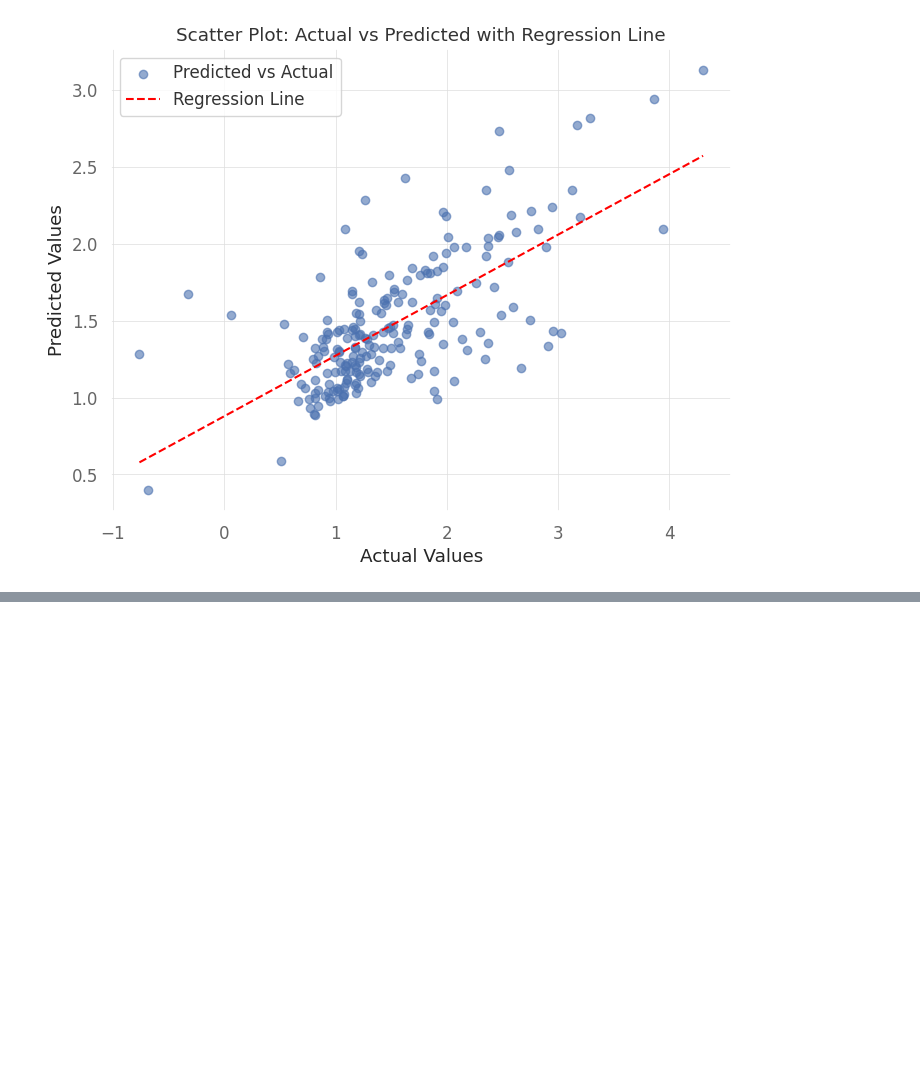
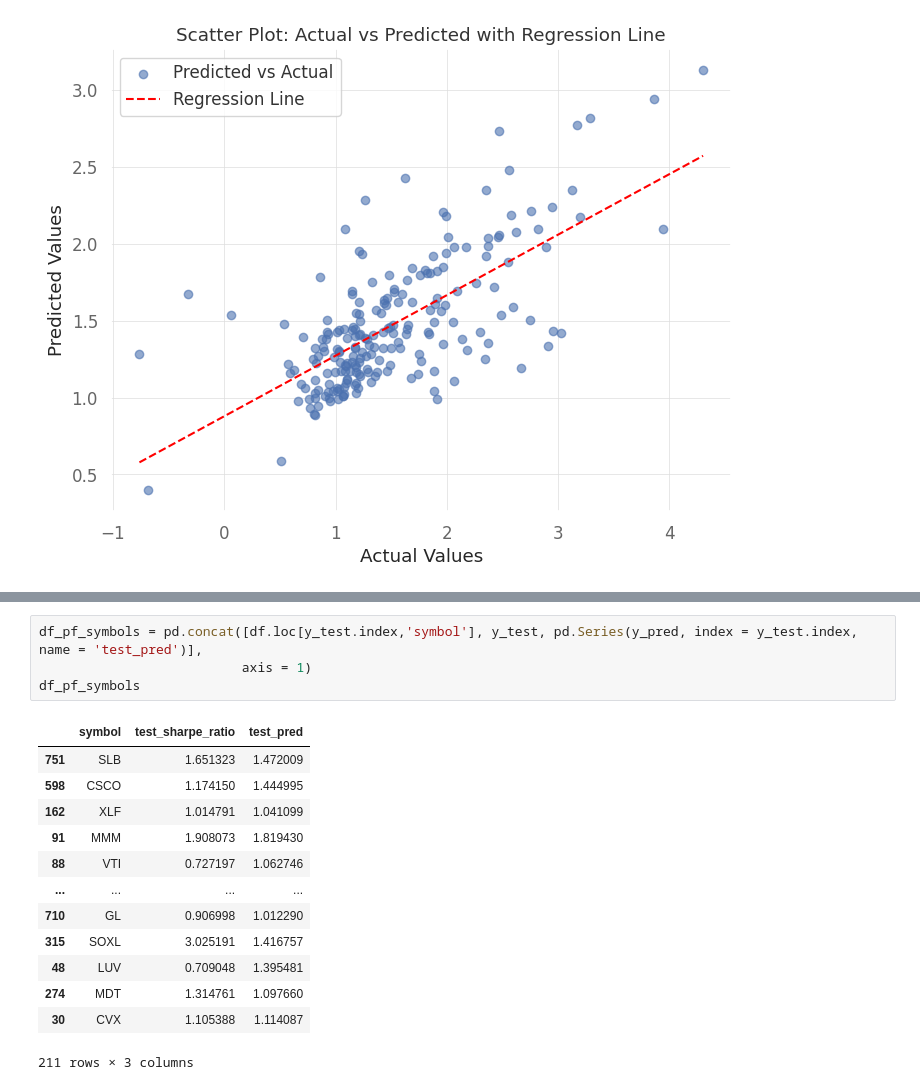
Before and after one commit to jklen/cataclysmic_alpha, a Jupyter notebook: experiment_notebooks/hhhl_ml1_backtest_analysis.ipynb, the cells around one changed output, grey strips where cells are left out. Drawn from its saved outputs; the diff is of its cells as text; blank space fills up the shorter version.

```diff
--- a/experiment_notebooks/hhhl_ml1_backtest_analysis.ipynb
+++ b/experiment_notebooks/hhhl_ml1_backtest_analysis.ipynb
@@ -1399,0 +1468,18 @@ plt.show()
+# %%
+df_pf_symbols = pd.concat([df.loc[y_test.index,'symbol'], y_test, pd.Series(y_pred, index = y_test.index, name = 'test_pred')],
+                          axis = 1)
+df_pf_symbols
+# %% [output]
+|  | symbol | test_sharpe_ratio | test_pred |
+| 751 | SLB | 1.651323 | 1.472009 |
+| 598 | CSCO | 1.174150 | 1.444995 |
+| 162 | XLF | 1.014791 | 1.041099 |
+| 91 | MMM | 1.908073 | 1.819430 |
+| 88 | VTI | 0.727197 | 1.062746 |
+| ... | ... | ... | ... |
+| 710 | GL | 0.906998 | 1.012290 |
+| 315 | SOXL | 3.025191 | 1.416757 |
+| 48 | LUV | 0.709048 | 1.395481 |
+| 274 | MDT | 1.314761 | 1.097660 |
+| 30 | CVX | 1.105388 | 1.114087 |
+211 rows × 3 columns
```
Also changed, not shown: parts of 10 cells of this notebook, 16 other files.
